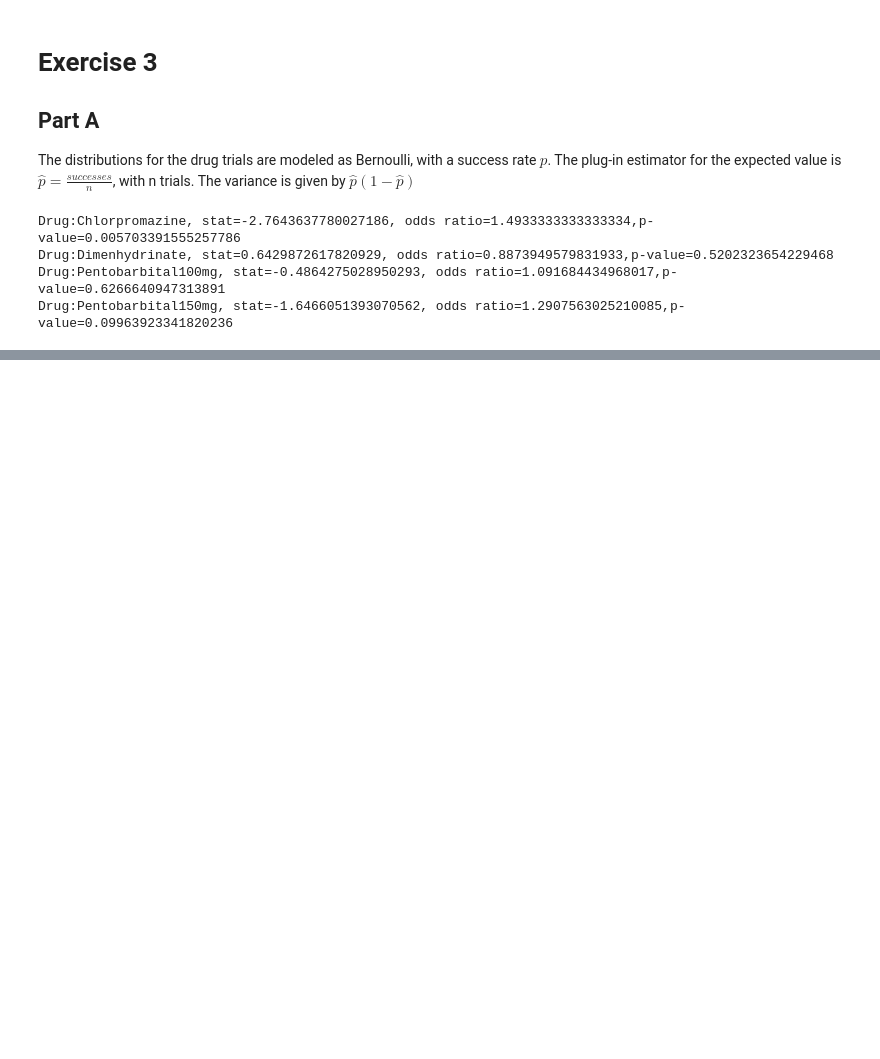
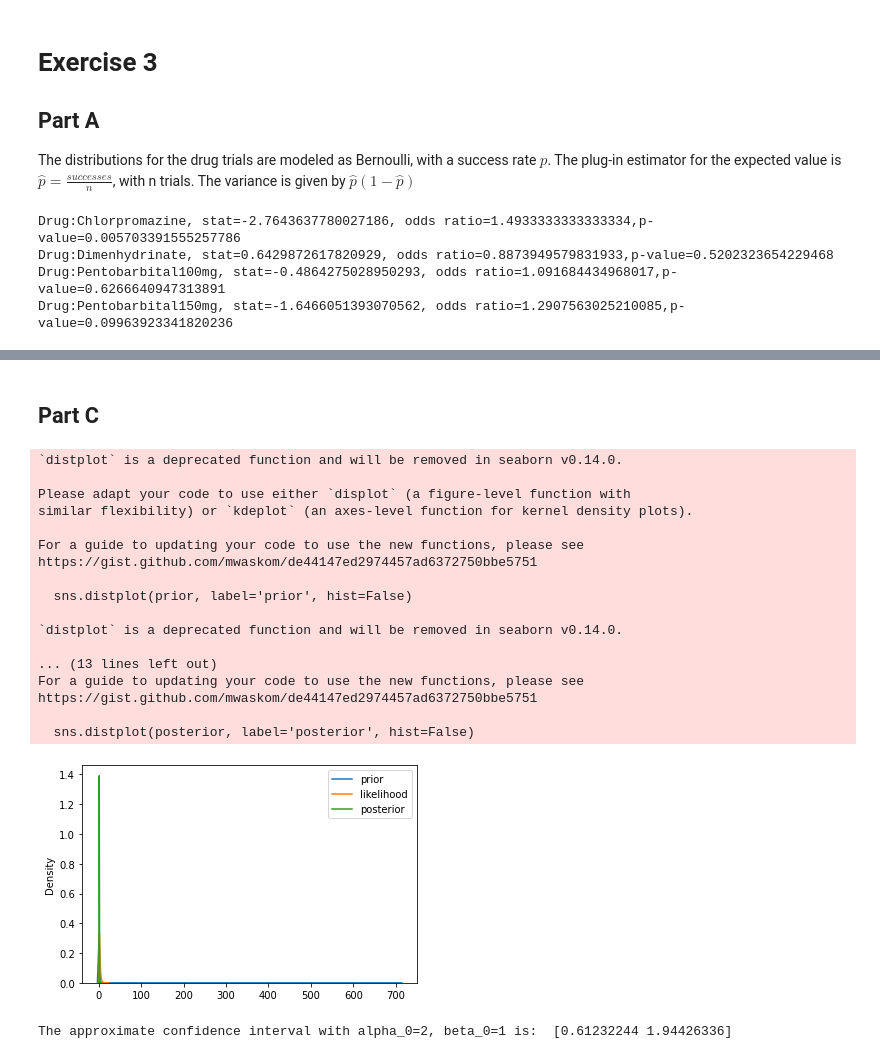
Before and after one commit to vyeoms/assignments, a Jupyter notebook: stats4ds/week4.ipynb, the cells around one changed output, grey strips where cells are left out. Drawn from its saved outputs; the diff is of its cells as text; code cells hidden in the pictures; blank space fills up the shorter version.

Commit message:
stats4ds: Add solution for week 4's exercise 5

```diff
--- a/stats4ds/week4.ipynb
+++ b/stats4ds/week4.ipynb
@@ -208,0 +322,41 @@ NameError: name 'mean_estimates' is not defined
+# %% [markdown]
+## Part C
+# %%
+def partC(data, alpha_0, beta_0):
+    mean_X = np.mean(data)
+    prior = scp.stats.invgamma.rvs(alpha_0, scale=beta_0, size=10000)
+    alpha_prime = alpha_0 + len(data)/2
+    beta_prime = beta_0 + np.sum(data**2)/2
+    posterior = scp.stats.invgamma.rvs(alpha_prime, scale=beta_prime, size=10000)
+    likelihood = posterior/prior
+    sns.distplot(prior, label='prior', hist=False)
+    sns.distplot(likelihood, label='likelihood', hist=False)
+    sns.distplot(posterior, label='posterior', hist=False)
+    plt.legend()
+    plt.show()
+
+    return np.quantile( posterior, [0.025, 0.975] )
+
+conf_interval = partC(seq, 2, 1)
+
+print('The approximate confidence interval with alpha_0=2, beta_0=1 is: ', conf_interval)
+# %% [output]
+`distplot` is a deprecated function and will be removed in seaborn v0.14.0.
+
+Please adapt your code to use either `displot` (a figure-level function with
+similar flexibility) or `kdeplot` (an axes-level function for kernel density plots).
+
+For a guide to updating your code to use the new functions, please see
+https://gist.github.com/mwaskom/de44147ed2974457ad6372750bbe5751
+
+  sns.distplot(prior, label='prior', hist=False)
+
+`distplot` is a deprecated function and will be removed in seaborn v0.14.0.
+
+... (13 lines left out)
+For a guide to updating your code to use the new functions, please see
+https://gist.github.com/mwaskom/de44147ed2974457ad6372750bbe5751
+
+  sns.distplot(posterior, label='posterior', hist=False)
+[figure, added]
+The approximate confidence interval with alpha_0=2, beta_0=1 is:  [0.61232244 1.94426336]
```
Also changed, not shown: parts of 16 cells of this notebook.
